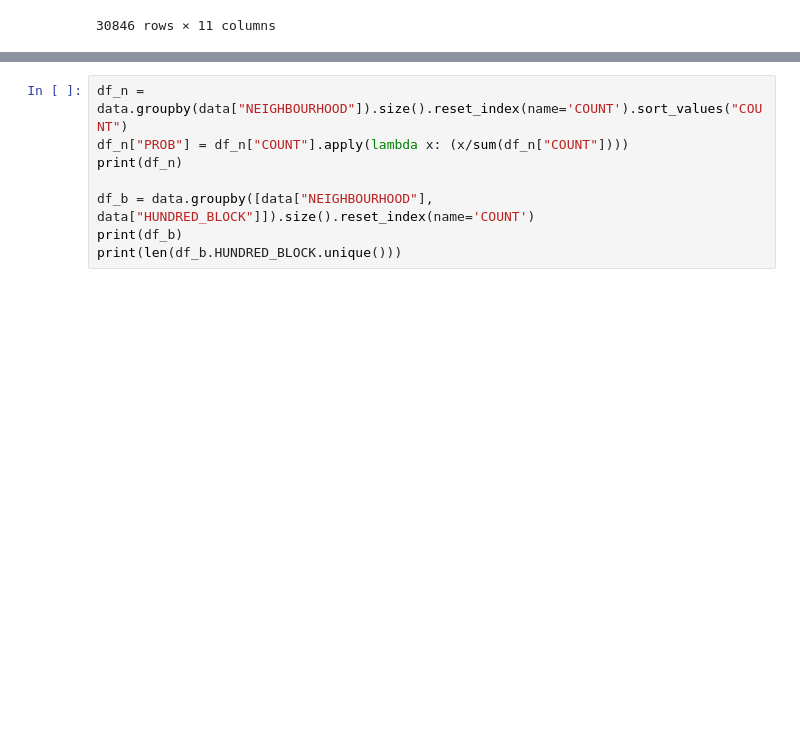
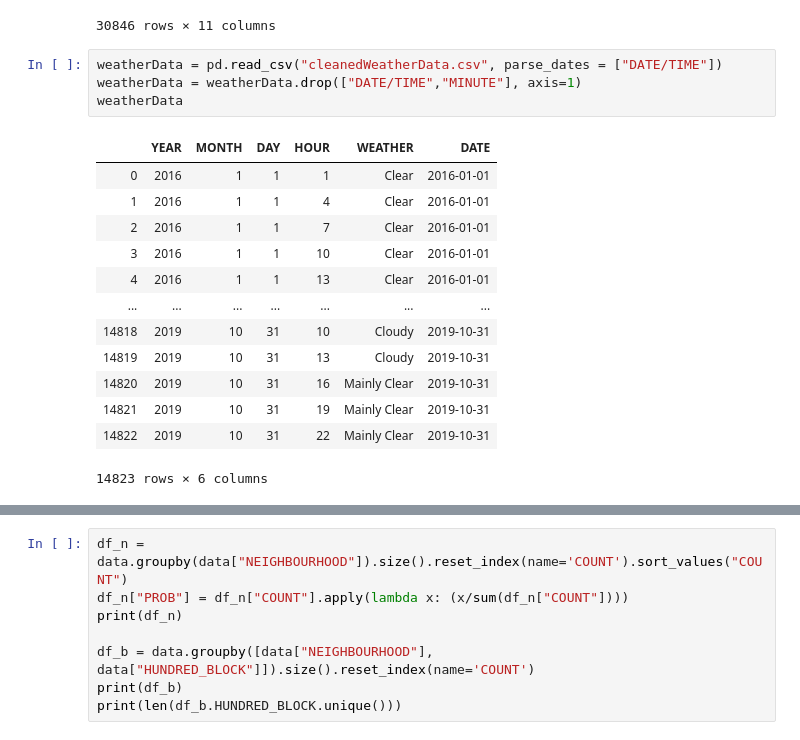
Before and after one commit to WanatabeShin/cmpt-353-final-project, a Jupyter notebook: trend.ipynb, the cells around one changed output, grey strips where cells are left out. Drawn from its saved outputs; the diff is of its cells as text; blank space fills up the shorter version.

```diff
--- a/trend.ipynb
+++ b/trend.ipynb
@@ -42,3 +42,21 @@ data
 | 30977 | Theft of Bicycle | 2019 | 10 | 23 | 22 | 48 | 39XX W 38TH AVE | Dunbar-Southlands | 49.237564 | -123.191084 | ... |
 | 30978 | Theft of Bicycle | 2019 | 10 | 24 | 17 | 15 | 10XX W GEORGIA ST | West End | 49.284419 | -123.121202 | ... |
 30846 rows × 11 columns
+# %%
+weatherData = pd.read_csv("cleanedWeatherData.csv", parse_dates = ["DATE/TIME"])
+weatherData = weatherData.drop(["DATE/TIME","MINUTE"], axis=1)
+weatherData
+# %% [output]
+|  | YEAR | MONTH | DAY | HOUR | WEATHER | DATE |
+| 0 | 2016 | 1 | 1 | 1 | Clear | 2016-01-01 |
+| 1 | 2016 | 1 | 1 | 4 | Clear | 2016-01-01 |
+| 2 | 2016 | 1 | 1 | 7 | Clear | 2016-01-01 |
+| 3 | 2016 | 1 | 1 | 10 | Clear | 2016-01-01 |
+| 4 | 2016 | 1 | 1 | 13 | Clear | 2016-01-01 |
+| ... | ... | ... | ... | ... | ... | ... |
+| 14818 | 2019 | 10 | 31 | 10 | Cloudy | 2019-10-31 |
+| 14819 | 2019 | 10 | 31 | 13 | Cloudy | 2019-10-31 |
+| 14820 | 2019 | 10 | 31 | 16 | Mainly Clear | 2019-10-31 |
+| 14821 | 2019 | 10 | 31 | 19 | Mainly Clear | 2019-10-31 |
+| 14822 | 2019 | 10 | 31 | 22 | Mainly Clear | 2019-10-31 |
+14823 rows × 6 columns
```
Also changed, not shown: parts of 6 cells of this notebook, 3 other files.
